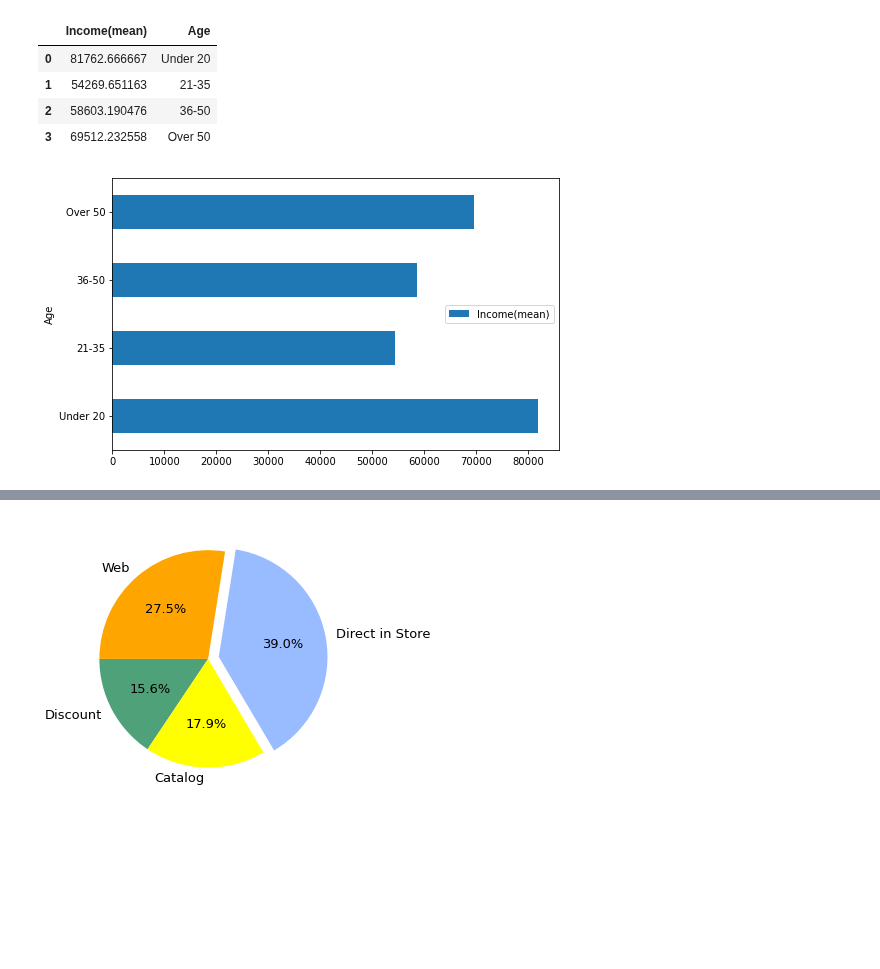
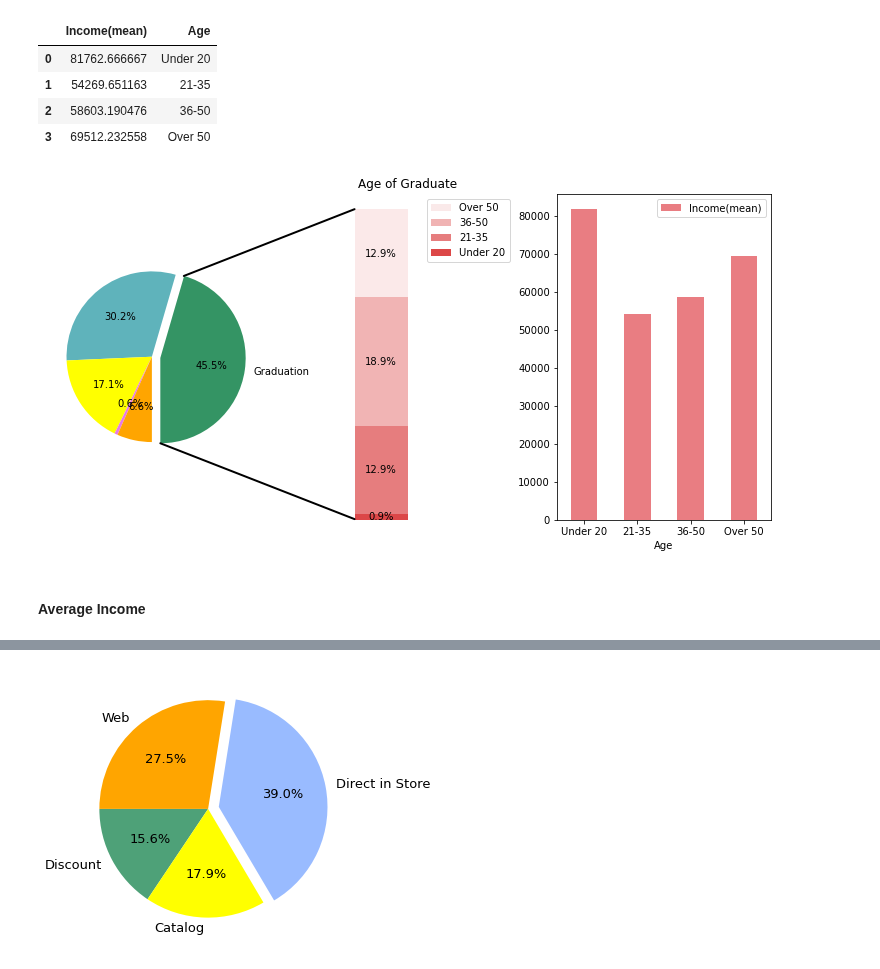
Before and after one commit to clarentcelsia/Analytics, a Jupyter notebook: marketing_campaign.ipynb, the cells around one changed output, grey strips where cells are left out. Drawn from its saved outputs; the diff is of its cells as text; code cells hidden in the pictures; blank space fills up the shorter version.

```diff
--- a/marketing_campaign.ipynb
+++ b/marketing_campaign.ipynb
@@ -712,9 +700,51 @@ dx
 | 1 | 54269.651163 | 21-35 |
 | 2 | 58603.190476 | 36-50 |
 | 3 | 69512.232558 | Over 50 |
-# %%
-fig, ax = plt.subplots(figsize=(8, 5))
-dx.plot(kind='barh', ax=ax, x='Age', y='Income(mean)')
-fig.show()
-# %% [output]
-[figure, removed]
+# %%
+fig, (ax1, ax2, ax3) = plt.subplots(1,3,figsize=(13,6))
+fig.subplots_adjust(wspace=0.2)
+
+wedges, *_  = ax1.pie(edu_chart_percentage, autopct='%1.1f%%', labels=['Graduation', '', '', '', ''], explode=[.1,0,0,0,0], startangle=270,
+        colors=['#349464','#5FB3BB','yellow','#E77BE5','orange'], textprops={'size':10})
+
+w = .2
+b = 1
+for j, (h, label) in enumerate(reversed([*zip(age_chart_percentage_grad,_age)])):
+    b -= h
+    barContainer = ax2.bar(0, height=h, width=w, bottom=b, color='C3', label=label, alpha=0.1+0.25 * j)
+    ax2.bar_label(barContainer, labels=[f'{h}%'], label_type='center')
+
+ax2.set_title('Age of Graduate')
+ax2.legend()
+ax2.axis('off')
+ax2.set_xlim(-1.5*w, 2.5*w)
+
+dx.plot.bar(ax=ax3, x='Age', y='Income(mean)', rot=0, color='#E97D82')
+
+theta1, theta2 = wedges[0].theta1, wedges[0].theta2
+center, r = wedges[0].center, wedges[0].r
+bar_height = sum(age_chart_percentage_grad)
+
+# draw top connecting line
+x = r * np.cos(np.pi / 323 * theta2) + center[0]
+y = r * np.sin(np.pi / 180 * theta2) + center[1]
+con = ConnectionPatch(xyA=(-w / 2, 1), coordsA=ax2.transData,
+                      xyB=(-x, y), coordsB=ax1.transData)
+con.set_color([0, 0, 0])
+con.set_linewidth(2)
+ax2.add_artist(con)
+
+# draw bottom connecting line
+x = r * np.cos(np.pi / 20 * theta1) + center[0]
+y = r * np.sin(np.pi / 20 * theta1) + center[1]
+con = ConnectionPatch(xyA=(-w / 2, -44.5), coordsA=ax2.transData,
+                      xyB=(x, y), coordsB=ax1.transData)
+con.set_color([0, 0, 0])
+ax2.add_artist(con)
+con.set_linewidth(2)
+
+fig.show()
+# %% [output]
+[figure, added]
+# %% [markdown]
+#### Average Income
```
Also changed, not shown: parts of 15 cells of this notebook.
